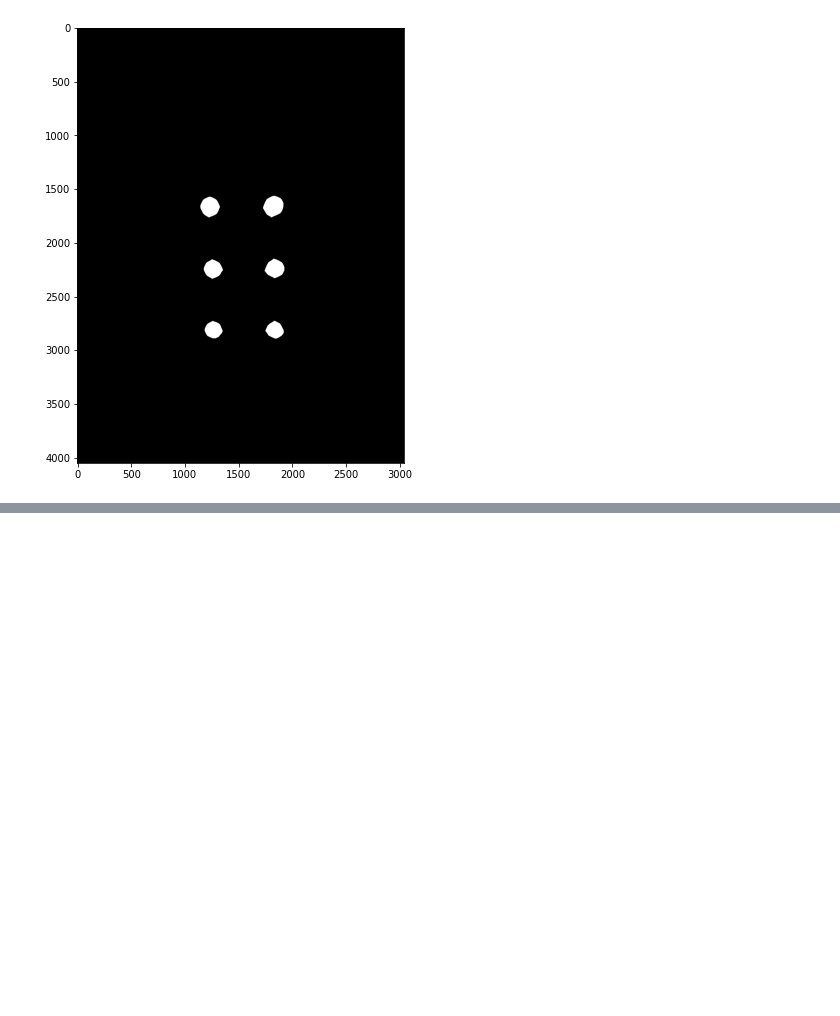
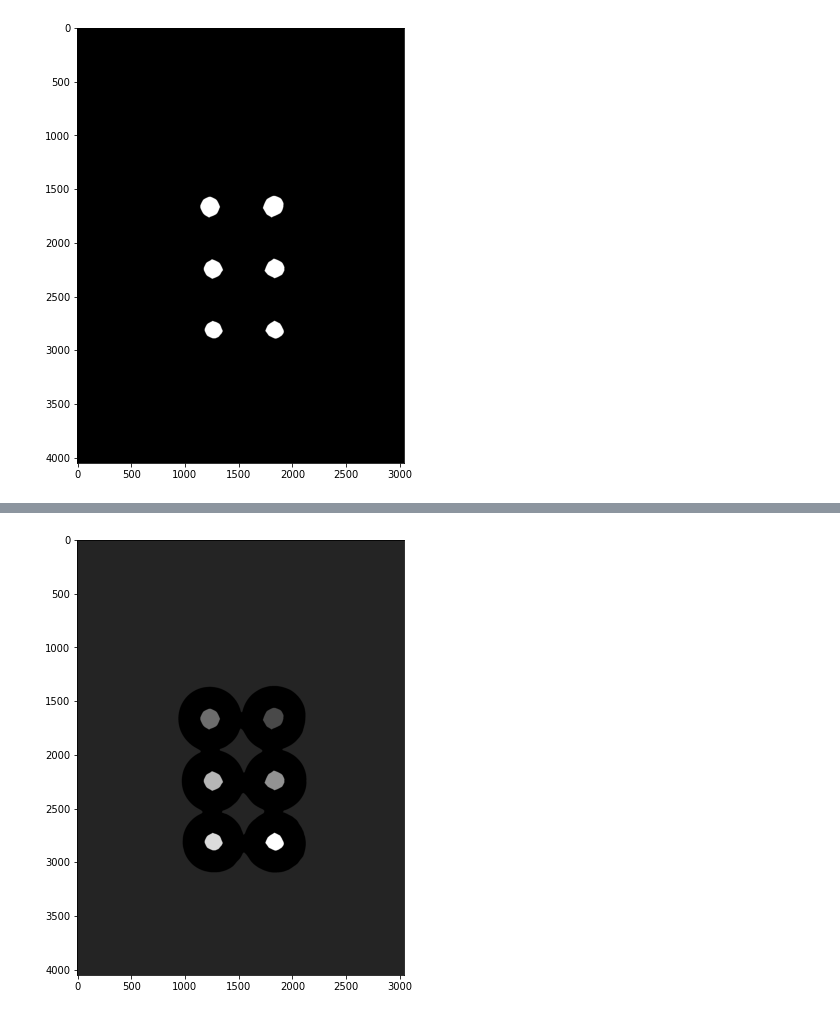
Before and after one commit to kriti-ixix/ai-1030, a Jupyter notebook: computer vision/watershed algorithm.ipynb, the cells around one changed output, grey strips where cells are left out. Drawn from its saved outputs; the diff is of its cells as text; code cells hidden in the pictures; blank space fills up the shorter version.

```diff
--- a/computer vision/watershed algorithm.ipynb
+++ b/computer vision/watershed algorithm.ipynb
@@ -82,0 +90,8 @@ display(sure_fg, 'gray')
+# %%
+ret, markers = cv2.connectedComponents(sure_fg)
+markers = markers + 1
+markers[unknown==255] = 0
+# %%
+display(markers, 'gray')
+# %% [output]
+[figure, added]
```
Also changed, not shown: parts of 6 cells of this notebook.
